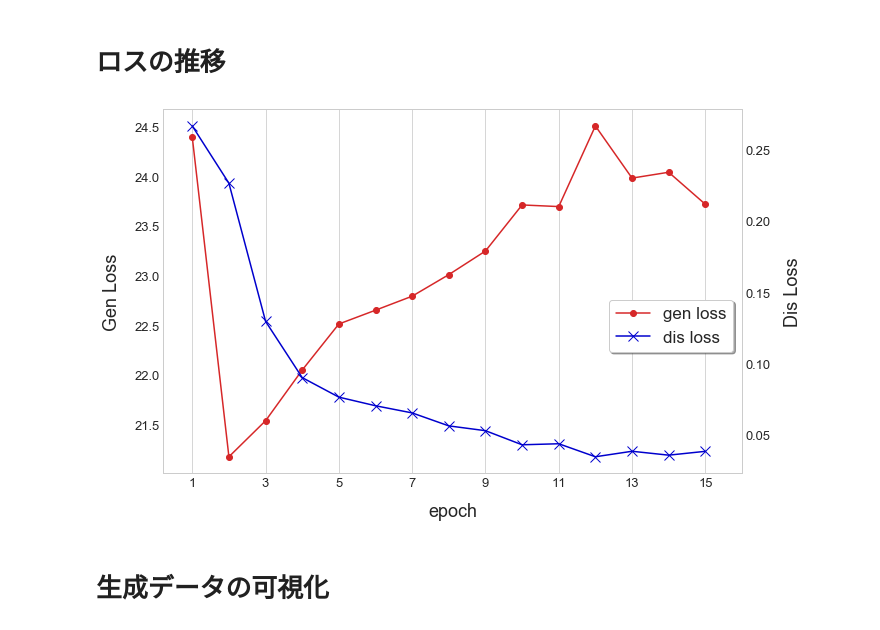
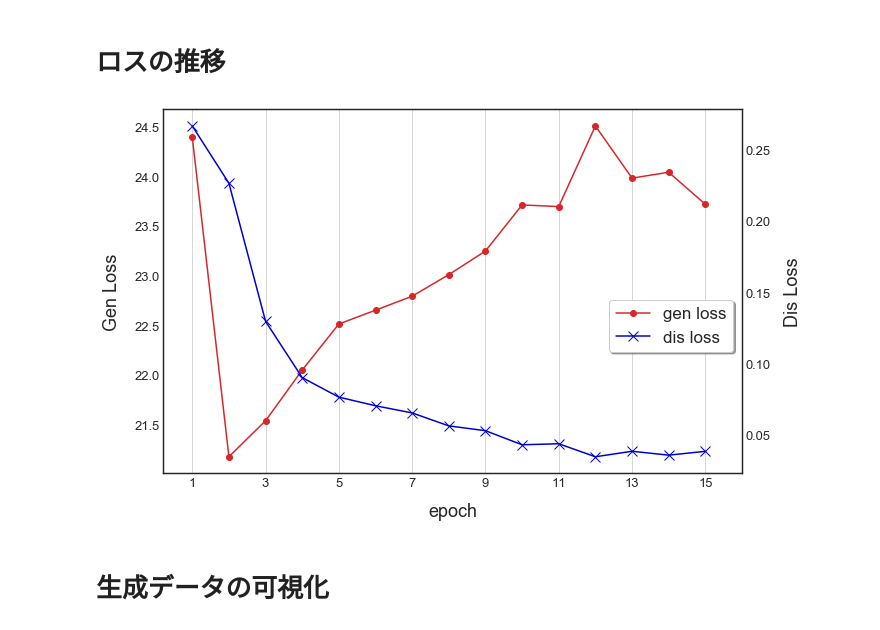
Before and after one commit to haru-256/pix2pix.pytorch, a Jupyter notebook: visualize_genData_Loss.ipynb, the cells around one changed output. Drawn from its saved outputs; the diff is of its cells as text; code cells hidden in the pictures.

```diff
--- a/visualize_genData_Loss.ipynb
+++ b/visualize_genData_Loss.ipynb
@@ -5,7 +5,7 @@ import torch
 from torch.utils.data import DataLoader
 from torchvision.utils import make_grid
 import matplotlib.pyplot as plt
-plt.style.use('seaborn-whitegrid')
+plt.style.use('seaborn-white')
 from net import UnetGenerator
 from argparse import Namespace
 from torchvision import datasets
@@ -35,36 +35,36 @@ log = json.load(open(log_path))
 # Tex font
 #rc('text', usetex=False)
 dis_loss = [log[key]['train_dis_loss'] for key in log.keys()]
 gen_loss = [log[key]['train_gen_loss'] for key in log.keys()]
 fig, ax = plt.subplots(1, 1, figsize=(10, 6), sharex=True)
 line_1 = ax.plot(gen_loss, label='gen loss', c="tab:red", marker='o')
-ax.grid(axis="y")
+ax.grid(axis="x")
 ax.set_xlim([-0.8, 15])
 ax2 = ax.twinx()
 line_2 = ax2.plot(
     dis_loss, label='dis loss', c="mediumblue", marker='x', ms=10)
 fig.legend(
     loc='upper right',
     bbox_to_anchor=(1, 0.5),
     bbox_transform=ax.transAxes,
     frameon=True,
     shadow=True,
     fontsize=17)
 ax.tick_params(labelsize=13)
 ax2.tick_params(labelsize=13)
 ax.set_xticklabels([2 * i + 1 for i in range(-1, 8)])
 ax.set_xlabel("epoch", fontsize=18, labelpad=13)
 ax.set_ylabel("Gen Loss", fontsize=18, labelpad=13)
 ax2.set_ylabel("Dis Loss", fontsize=18, labelpad=13)
-plt.grid()
+
 plt.tight_layout()
 fig.savefig(
     result_path / "loss_{}_{}.png".format(number, seed),
     dpi=300,
     bbox_inches='tight',
     pad_inches=0.1)
 # %% [output]
-[figure, old version]
+[figure, new version]
 # %% [markdown]
 # 生成データの可視化
 # %%
```
Also changed, not shown: 1 other file.
